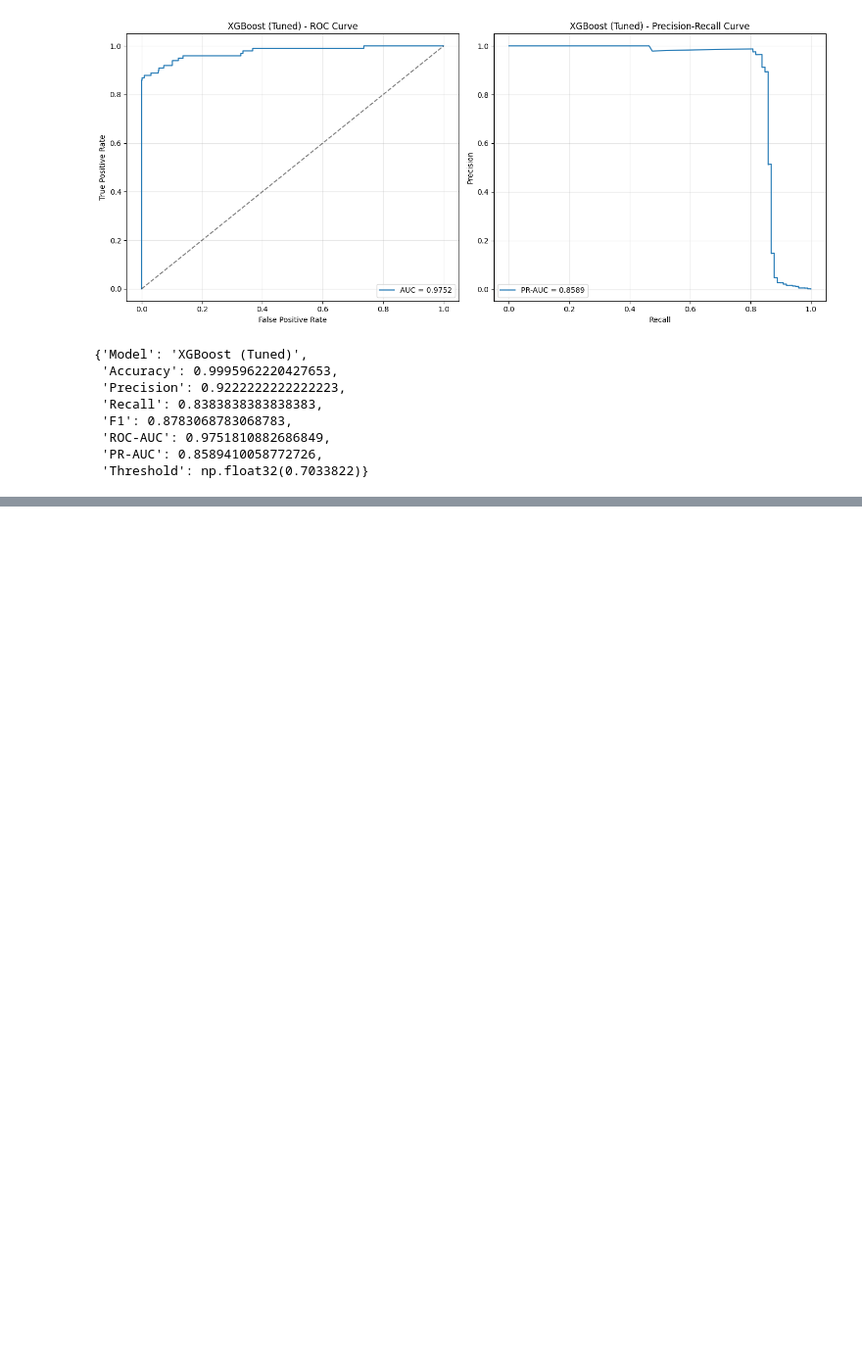
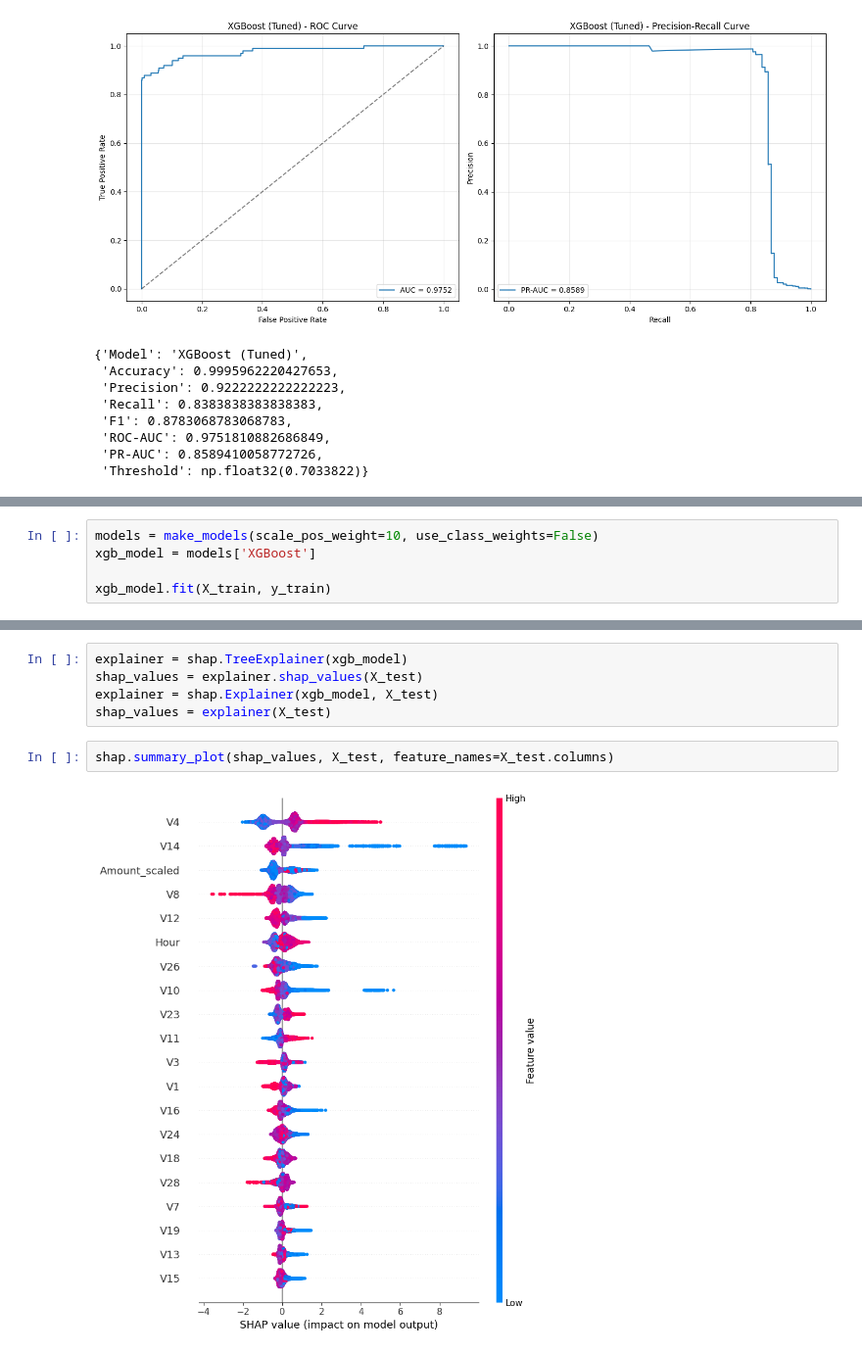
Before and after one commit to TheTureFADED/CCFD, a Jupyter notebook: notebooks/modelling.ipynb, the cells around one changed output, grey strips where cells are left out. Shown at 98% size. Drawn from its saved outputs; the diff is of its cells as text; blank space fills up the shorter version.

Commit message:
feat: add SHAP analysis

```diff
--- a/notebooks/modelling.ipynb
+++ b/notebooks/modelling.ipynb
@@ -318,0 +343,5 @@ PR-AUC Score: 0.8589
+# %%
+models = make_models(scale_pos_weight=10, use_class_weights=False)
+xgb_model = models['XGBoost']
+
+xgb_model.fit(X_train, y_train)
@@ -318,0 +360,9 @@ PR-AUC Score: 0.8589
+# %%
+explainer = shap.TreeExplainer(xgb_model)
+shap_values = explainer.shap_values(X_test)
+explainer = shap.Explainer(xgb_model, X_test)
+shap_values = explainer(X_test)
+# %%
+shap.summary_plot(shap_values, X_test, feature_names=X_test.columns)
+# %% [output]
+[figure, added]
```
Also changed, not shown: parts of 8 cells of this notebook.
